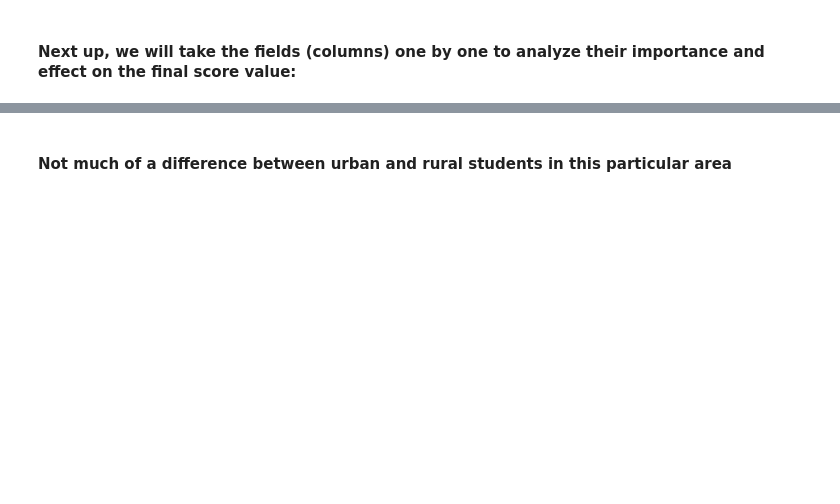
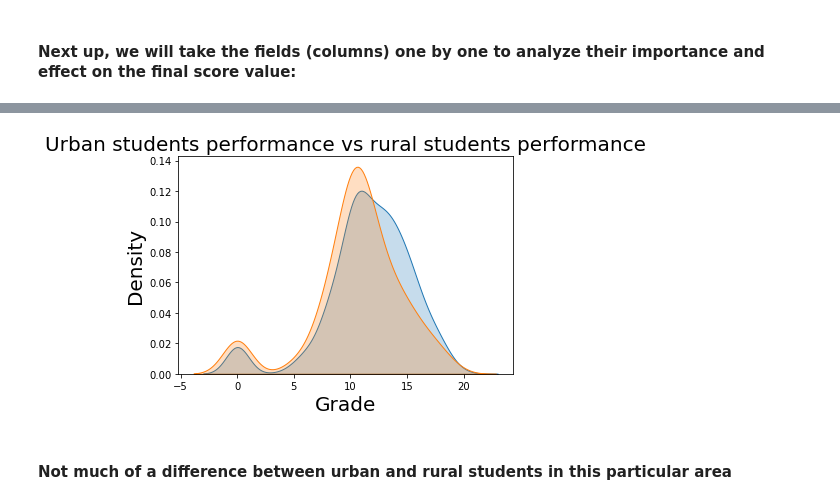
Before and after one commit to jindukwentua/predicting-students-performance, a Jupyter notebook: notebooks/student_performance.ipynb, the cells around one changed output, grey strips where cells are left out. Drawn from its saved outputs; the diff is of its cells as text; code cells hidden in the pictures; blank space fills up the shorter version.

```diff
--- a/notebooks/student_performance.ipynb
+++ b/notebooks/student_performance.ipynb
@@ -209,11 +394,13 @@ plt.show()
 # %%
 # Grade distribution by address
-sns.kdeplot(df.loc[df['address'] == 'U', 'G3'], label='Urban', shade = True)
-sns.kdeplot(df.loc[df['address'] == 'R', 'G3'], label='Rural', shade = True)
+sns.kdeplot(student_df.loc[student_df['address'] == 'U', 'final_score'], label='Urban', shade = True)
+sns.kdeplot(student_df.loc[student_df['address'] == 'R', 'final_score'], label='Rural', shade = True)
 plt.title('Urban students performance vs rural students performance', fontsize = 20)
 plt.xlabel('Grade', fontsize = 20);
 plt.ylabel('Density', fontsize = 20)
 plt.show()
+# %% [output]
+[figure, added]
 # %% [markdown]
 #### Not much of a difference between urban and rural students in this particular area
 # %%
```
Also changed, not shown: parts of 109 cells of this notebook, 3 other files.
